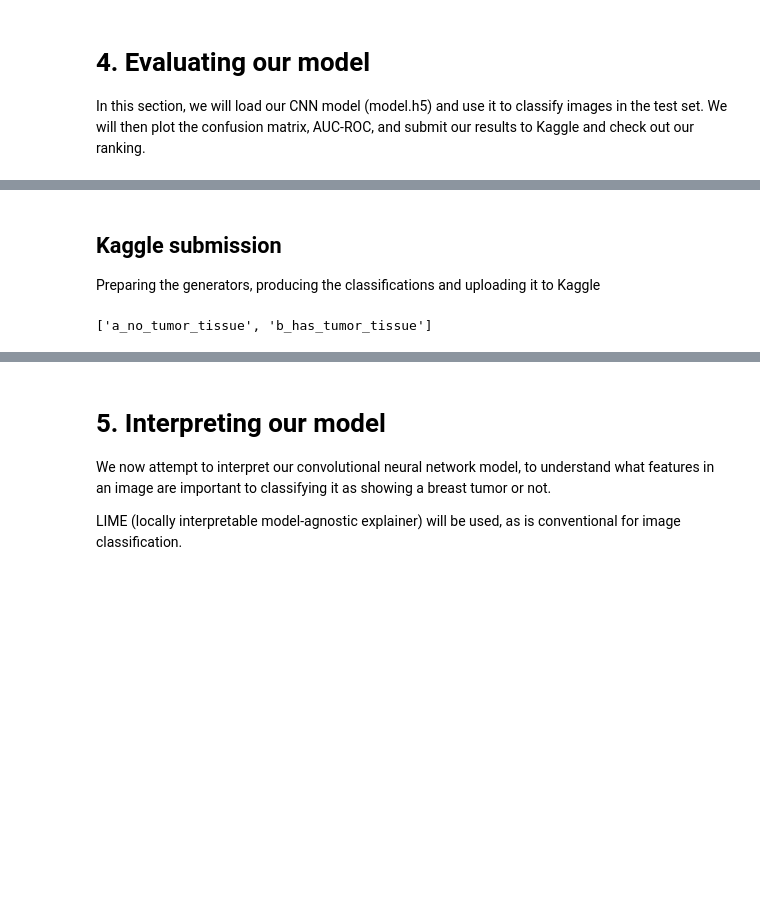
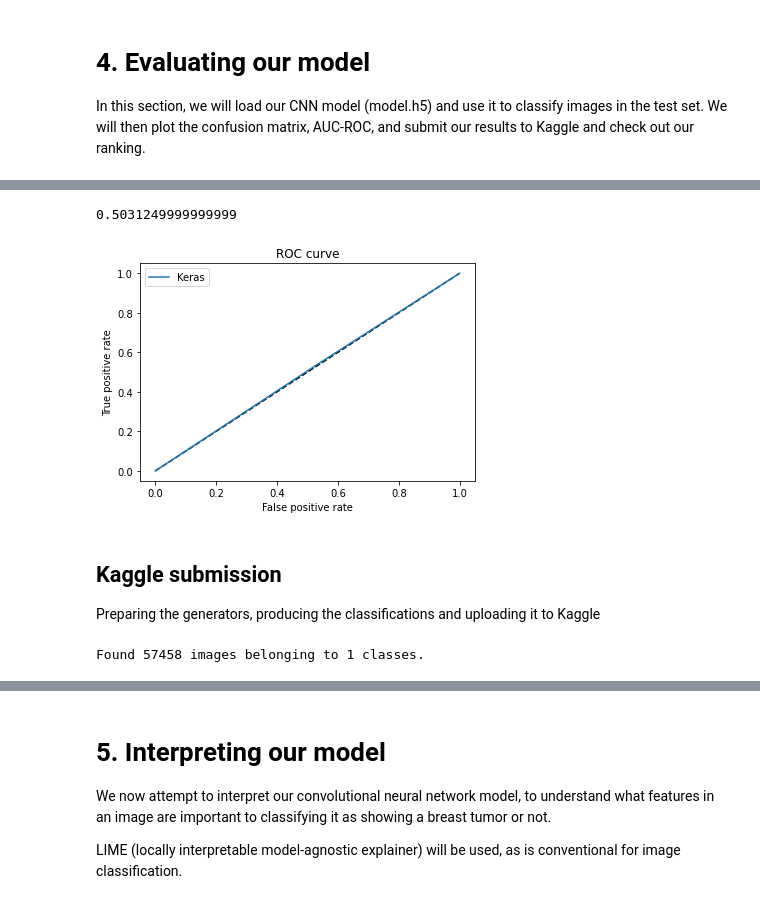
Before and after one commit to weiting109/pds_challenge_team2, a Jupyter notebook: notebook_weiting.ipynb, the cells around one changed output, grey strips where cells are left out. Cells and saved outputs as stored; diff of their text form; code cells hidden in the pictures; blank space fills up the shorter version.

```diff
--- a/notebook_weiting.ipynb
+++ b/notebook_weiting.ipynb
@@ -508,13 +651,25 @@ In this section, we will load our CNN model (model.h5) and use it to classify im
+# %%
+from sklearn.metrics import roc_curve,roc_auc_score, plot_roc_curve
+
+# false-positive rate, true-positive rate, thresholds
+fpr, tpr, thresholds = roc_curve (val_gen.classes, y_pred)
+
+print(roc_auc_score(val_gen.classes, y_pred))
+# %% [output]
+0.5031249999999999
+# %%
+# Code adapted from https://hackernoon.com/simple-guide-on-how-to-generate-roc-plot-for-keras-classifier-2ecc6c73115a
+
+plt.figure(1)
+plt.plot([0, 1], [0, 1], 'k--')
+plt.plot(fpr, tpr, label='Keras')
+plt.xlabel('False positive rate')
+plt.ylabel('True positive rate')
+plt.title('ROC curve')
+plt.legend(loc='best')
+plt.show()
+# %% [output]
+[figure, added]
 # %% [markdown]
 ## Kaggle submission
 Preparing the generators, producing the classifications and uploading it to Kaggle
-# %%
-# Create directory structure for generators
-
-os.mkdir('data/base_dir')
-test_path = 'data/base_dir/test_dir'
-os.mkdir(test_path) # Make a directory for the test images
-os.mkdir(os.path.join(test_path,'a_no_tumor_tissue')) # label 0
-os.mkdir(os.path.join(test_path,'b_has_tumor_tissue')) # label 1
-# %% [output]
-['a_no_tumor_tissue', 'b_has_tumor_tissue']
@@ -534,0 +699,13 @@ cm = confusion_matrix(val_gen.classes, y_pred)
+# %%
+num_test_samples = len(test_list)
+test_batch_size = 10
+test_steps = np.ceil(num_test_samples / test_batch_size)
+datagen = ImageDataGenerator(rescale=1.0/255)
+
+test_gen = datagen.flow_from_directory('data/test_dir',
+                                        target_size=(IMAGE_SIZE,IMAGE_SIZE),
+                                        batch_size=test_batch_size,
+                                        class_mode='categorical',
+                                        shuffle=False)
+# %% [output]
+Found 57458 images belonging to 1 classes.
```
Also changed, not shown: parts of 27 cells of this notebook.
